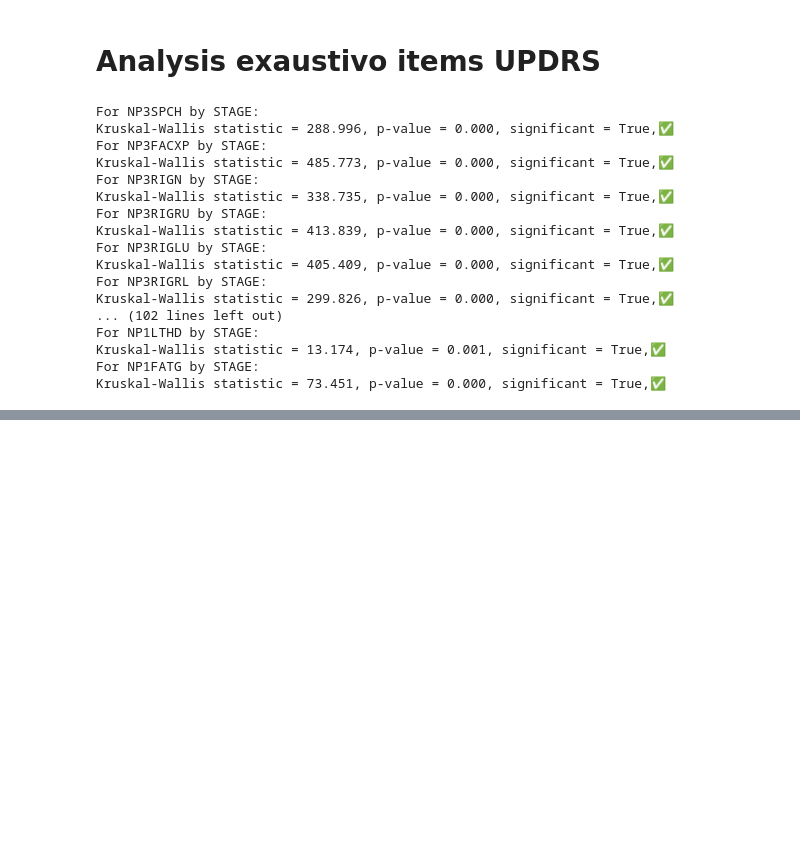
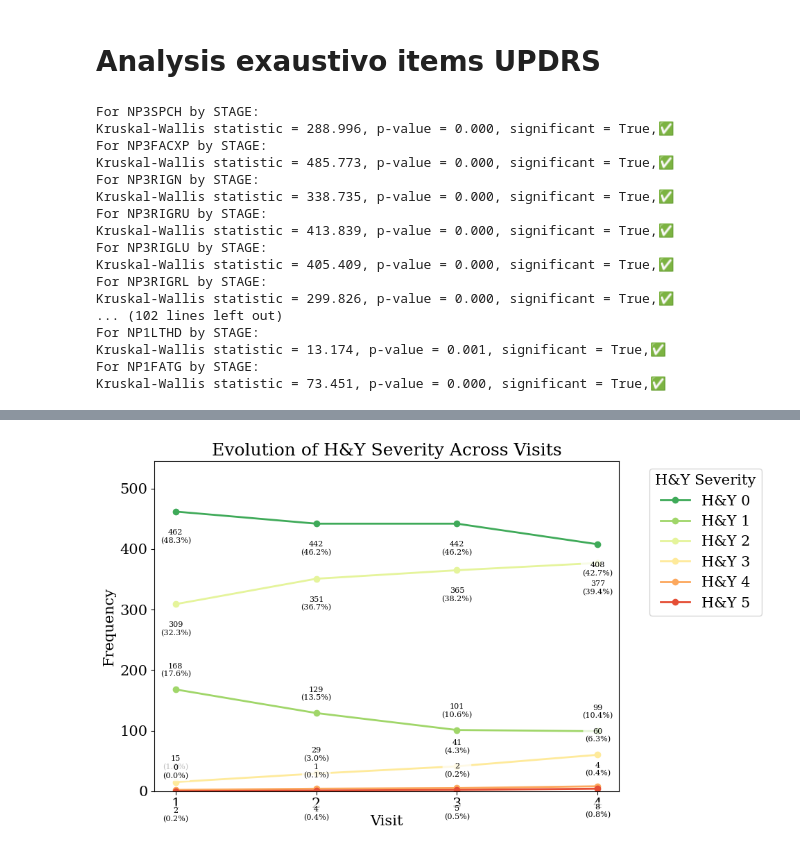
Before and after one commit to fserracrespi/PD_progression_ppmi, a Jupyter notebook: SCRIPTS/PYTHON/DATA EDA/HY_OUTPUT.ipynb, the cells around one changed output, grey strips where cells are left out. Drawn from its saved outputs; the diff is of its cells as text; code cells hidden in the pictures; blank space fills up the shorter version.

```diff
--- a/SCRIPTS/PYTHON/DATA EDA/HY_OUTPUT.ipynb
+++ b/SCRIPTS/PYTHON/DATA EDA/HY_OUTPUT.ipynb
@@ -1378,0 +1844,89 @@ Kruskal-Wallis statistic = 73.451, p-value = 0.000, significant = True,✅
+# %%
+import matplotlib.pyplot as plt
+import numpy as np
+
+classes = [0, 1, 2, 3, 4, 5]
+events = [1, 2, 3, 4]
+
+# Colores: menor gravedad verde, mayor gravedad rojo
+colors = plt.cm.RdYlGn_r(np.linspace(0.15, 0.85, len(classes)))
+
+nhy_counts = {c: [] for c in classes}
+nhy_percentages = {c: [] for c in classes}
+
+for event in events:
+    subset_nhy = df.loc[df['EVENT_ID'] == event, 'NHY'].dropna()
+    total = len(subset_nhy)
+
+    for c in classes:
+        count = sum(subset_nhy == c)
+        percentage = (count / total) * 100 if total > 0 else 0
+
+        nhy_counts[c].append(count)
+        nhy_percentages[c].append(percentage)
+
+fig, ax = plt.subplots(figsize=(10, 6))
+
+# Desplazamientos para evitar solapamiento de etiquetas
+label_offsets = {
+    0: (0, -18),
+    1: (0, 12),
+    2: (0, -18),
+    3: (0, 12),
+    4: (0, -18),
+    5: (0, 12)
+}
+
+vertical_alignment = {
+    0: "top",
+    1: "bottom",
+    2: "top",
+    3: "bottom",
+    4: "top",
+    5: "bottom"
+}
+
+for c, color in zip(classes, colors):
+    ax.plot(
+        events,
+        nhy_counts[c],
+        marker="o",
+        linewidth=2,
+        color=color,
+        label=f"H&Y {c}"
+    )
+
+    for event, count, percentage in zip(events, nhy_counts[c], nhy_percentages[c]):
+        ax.annotate(
+            f"{count}\n({percentage:.1f}%)",
+            xy=(event, count),
+            xytext=label_offsets[c],
+            textcoords="offset points",
+            ha="center",
+            va=vertical_alignment[c],
+            fontsize=8,
+            bbox=dict(
+                boxstyle="round,pad=0.2",
+                facecolor="white",
+                edgecolor="none",
+                alpha=0.75
+            )
+        )
+
+ax.set_xlabel("Visit")
+ax.set_ylabel("Frequency")
+ax.set_title("Evolution of H&Y Severity Across Visits")
+ax.set_xticks(events)
+
+ax.set_ylim(0, max(max(v) for v in nhy_counts.values()) * 1.18)
+
+ax.legend(
+    title="H&Y Severity",
+    bbox_to_anchor=(1.05, 1),
+    loc="upper left"
+)
+
+plt.tight_layout()
+plt.show()
+# %% [output]
+[figure, added]
```
Also changed, not shown: parts of 13 cells of this notebook, 4 other files.
